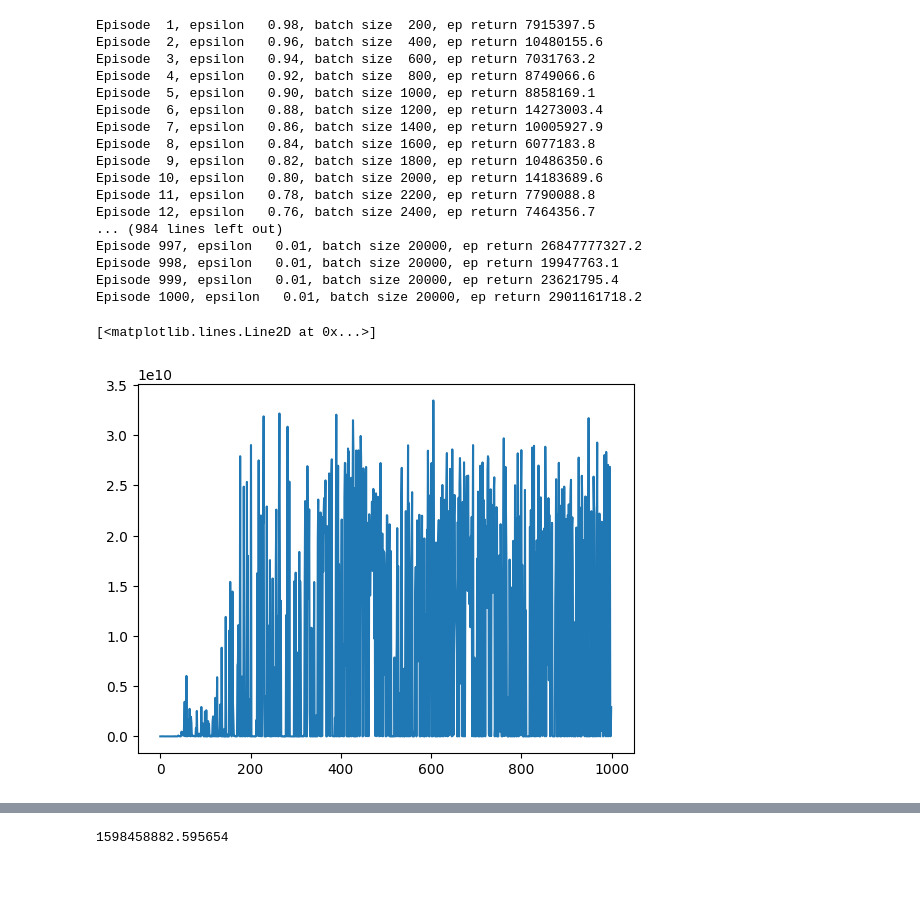
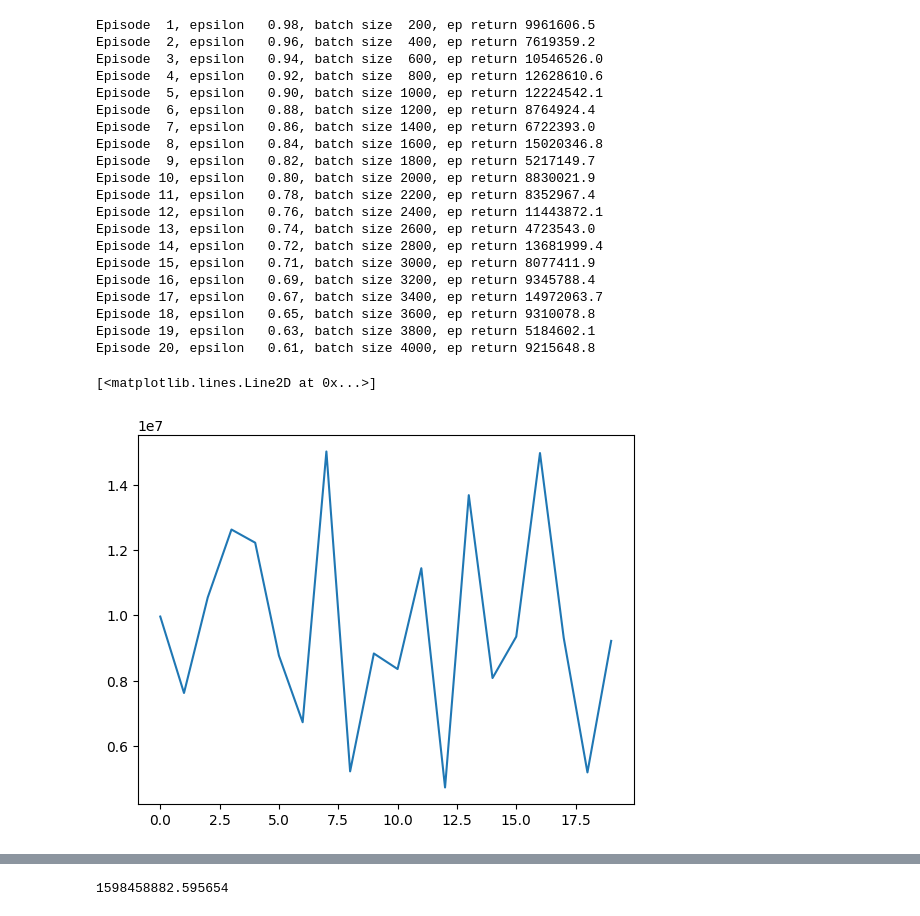
Before and after one commit to RL-MVA-2024-25/mva-rl-assignment-Inirius, a Jupyter notebook: src/test.ipynb, the cells around one changed output, grey strips where cells are left out. Saved outputs shown, nothing was run; the diff lists cells and outputs as text; code cells hidden in the pictures; blank space fills up the shorter version.

```diff
--- a/src/test.ipynb
+++ b/src/test.ipynb
@@ -1,42 +1,45 @@
 # %%
 from train import ProjectAgent
 from env_hiv import HIVPatient
 from gymnasium.wrappers import TimeLimit
 from train import ReplayBuffer
 import torch.nn as nn
 from train import HIVcnn
 import numpy as np
 import torch
 from evaluate import evaluate_HIV
 import matplotlib.pyplot as plt
 
 agent = ProjectAgent()
 env = TimeLimit(
     env=HIVPatient(domain_randomization=True), max_episode_steps=200
 )
-ep_return = agent.train(env, 1000)
-agent.save("model-HIV2.pth")
+ep_return = agent.train(env, 20)
+agent.save("model-HIV.pth")
 plt.plot(ep_return)
 # %% [output]
-Episode  1, epsilon   0.98, batch size  200, ep return 7915397.5
-Episode  2, epsilon   0.96, batch size  400, ep return 10480155.6
-Episode  3, epsilon   0.94, batch size  600, ep return 7031763.2
-Episode  4, epsilon   0.92, batch size  800, ep return 8749066.6
-Episode  5, epsilon   0.90, batch size 1000, ep return 8858169.1
-Episode  6, epsilon   0.88, batch size 1200, ep return 14273003.4
-Episode  7, epsilon   0.86, batch size 1400, ep return 10005927.9
-Episode  8, epsilon   0.84, batch size 1600, ep return 6077183.8
-Episode  9, epsilon   0.82, batch size 1800, ep return 10486350.6
-Episode 10, epsilon   0.80, batch size 2000, ep return 14183689.6
-Episode 11, epsilon   0.78, batch size 2200, ep return 7790088.8
-Episode 12, epsilon   0.76, batch size 2400, ep return 7464356.7
-... (984 lines left out)
-Episode 997, epsilon   0.01, batch size 20000, ep return 26847777327.2
-Episode 998, epsilon   0.01, batch size 20000, ep return 19947763.1
-Episode 999, epsilon   0.01, batch size 20000, ep return 23621795.4
-Episode 1000, epsilon   0.01, batch size 20000, ep return 2901161718.2
+Episode  1, epsilon   0.98, batch size  200, ep return 9961606.5
+Episode  2, epsilon   0.96, batch size  400, ep return 7619359.2
+Episode  3, epsilon   0.94, batch size  600, ep return 10546526.0
+Episode  4, epsilon   0.92, batch size  800, ep return 12628610.6
+Episode  5, epsilon   0.90, batch size 1000, ep return 12224542.1
+Episode  6, epsilon   0.88, batch size 1200, ep return 8764924.4
+Episode  7, epsilon   0.86, batch size 1400, ep return 6722393.0
+Episode  8, epsilon   0.84, batch size 1600, ep return 15020346.8
+Episode  9, epsilon   0.82, batch size 1800, ep return 5217149.7
+Episode 10, epsilon   0.80, batch size 2000, ep return 8830021.9
+Episode 11, epsilon   0.78, batch size 2200, ep return 8352967.4
+Episode 12, epsilon   0.76, batch size 2400, ep return 11443872.1
+Episode 13, epsilon   0.74, batch size 2600, ep return 4723543.0
+Episode 14, epsilon   0.72, batch size 2800, ep return 13681999.4
+Episode 15, epsilon   0.71, batch size 3000, ep return 8077411.9
+Episode 16, epsilon   0.69, batch size 3200, ep return 9345788.4
+Episode 17, epsilon   0.67, batch size 3400, ep return 14972063.7
+Episode 18, epsilon   0.65, batch size 3600, ep return 9310078.8
+Episode 19, epsilon   0.63, batch size 3800, ep return 5184602.1
+Episode 20, epsilon   0.61, batch size 4000, ep return 9215648.8
 [<matplotlib.lines.Line2D at 0x...>]
-[figure, old version]
+[figure, new version]
 # %%
 env = TimeLimit(
     env=HIVPatient(domain_randomization=False), max_episode_steps=200
```
Also changed, not shown: parts of 4 cells of this notebook, 2 other files.
